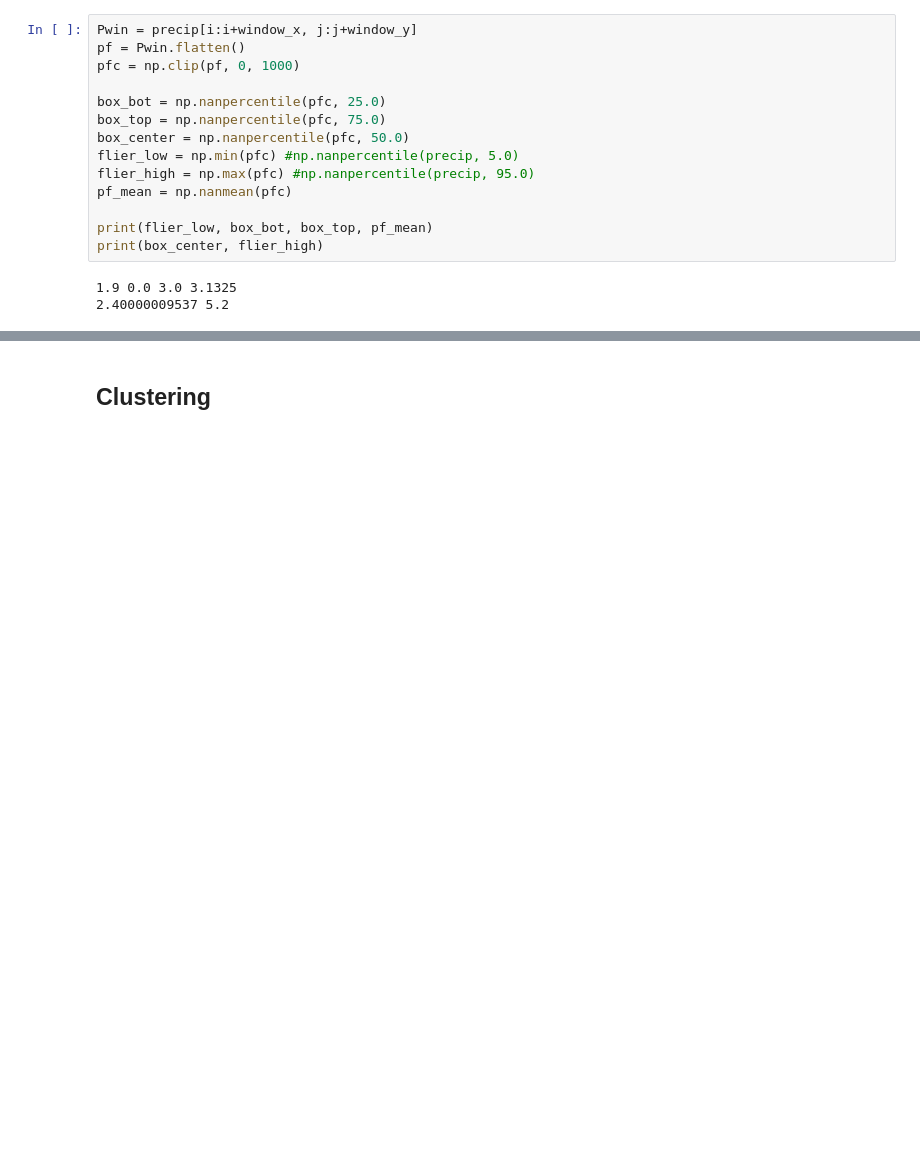
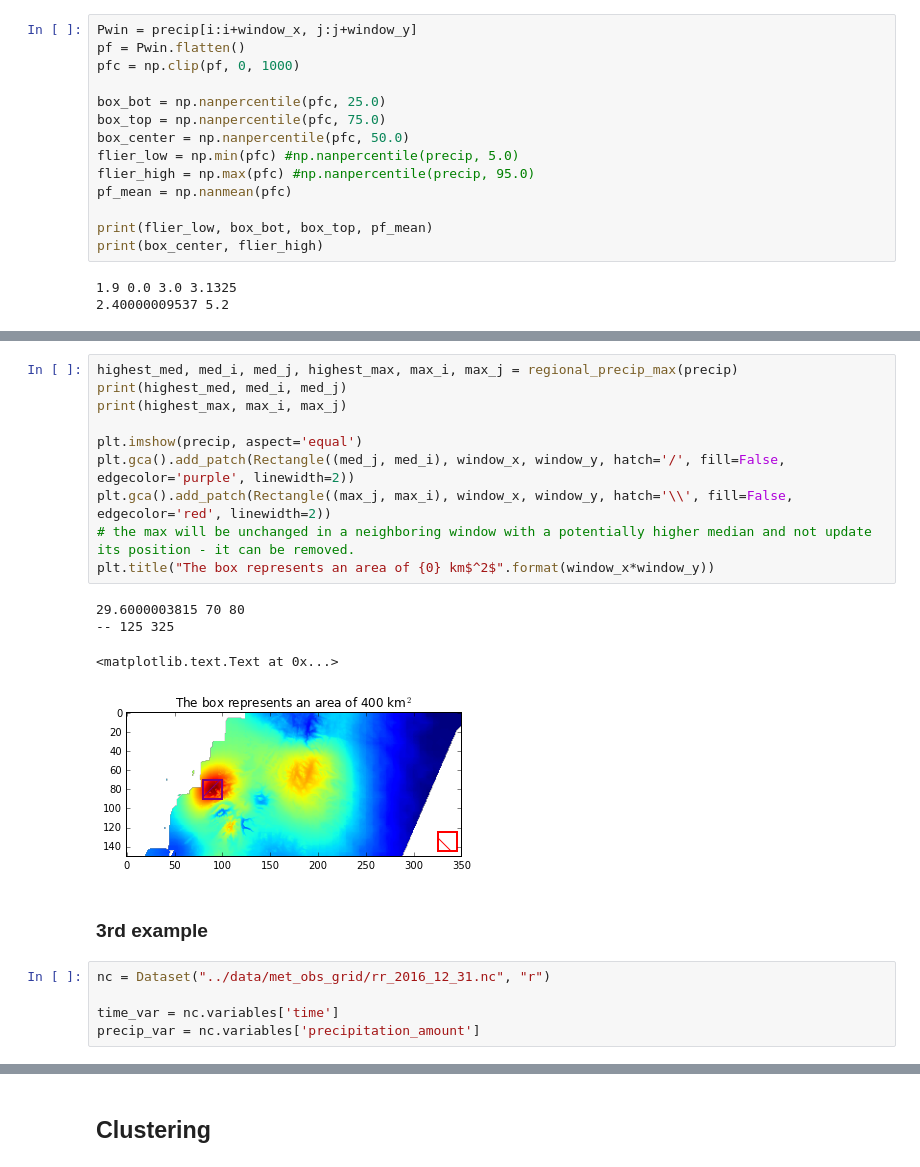
Before and after one commit to kmunve/APS, a Jupyter notebook: aps/notebooks/regional_precipitation_distribution.ipynb, the cells around one changed output, grey strips where cells are left out. Cells and saved outputs as stored; diff of their text form; blank space fills up the shorter version.

```diff
--- a/aps/notebooks/regional_precipitation_distribution.ipynb
+++ b/aps/notebooks/regional_precipitation_distribution.ipynb
@@ -134,0 +159,22 @@ plt.title("The box represents an area of {0} km$^2$".format(window_x*window_y))
+# %%
+highest_med, med_i, med_j, highest_max, max_i, max_j = regional_precip_max(precip)
+print(highest_med, med_i, med_j)
+print(highest_max, max_i, max_j)
+
+plt.imshow(precip, aspect='equal')
+plt.gca().add_patch(Rectangle((med_j, med_i), window_x, window_y, hatch='/', fill=False, edgecolor='purple', linewidth=2))
+plt.gca().add_patch(Rectangle((max_j, max_i), window_x, window_y, hatch='\\', fill=False, edgecolor='red', linewidth=2))
+# the max will be unchanged in a neighboring window with a potentially higher median and not update its position - it can be removed.
+plt.title("The box represents an area of {0} km$^2$".format(window_x*window_y))
+# %% [output]
+29.6000003815 70 80
+-- 125 325
+<matplotlib.text.Text at 0x...>
+[figure, added]
+# %% [markdown]
+### 3rd example
+# %%
+nc = Dataset("../data/met_obs_grid/rr_2016_12_31.nc", "r")
+
+time_var = nc.variables['time']
+precip_var = nc.variables['precipitation_amount']
```
Also changed, not shown: parts of 11 cells of this notebook, 2 other files.
